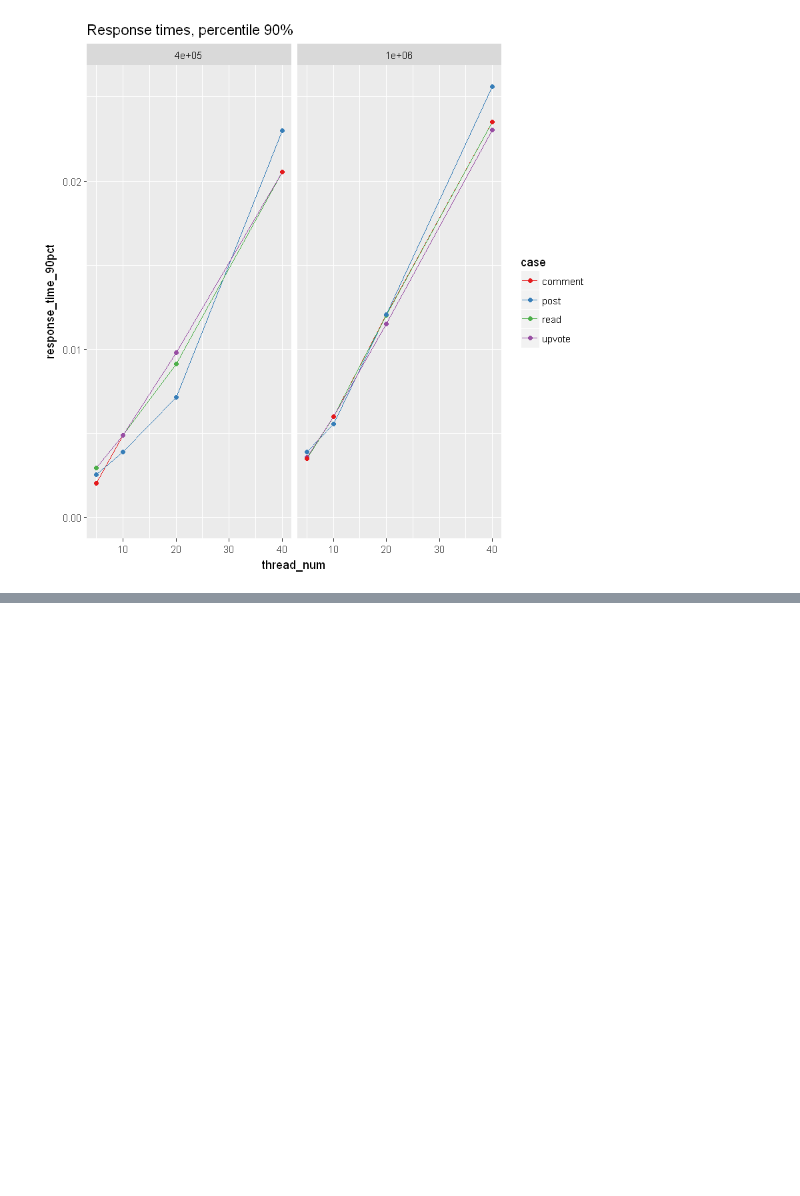
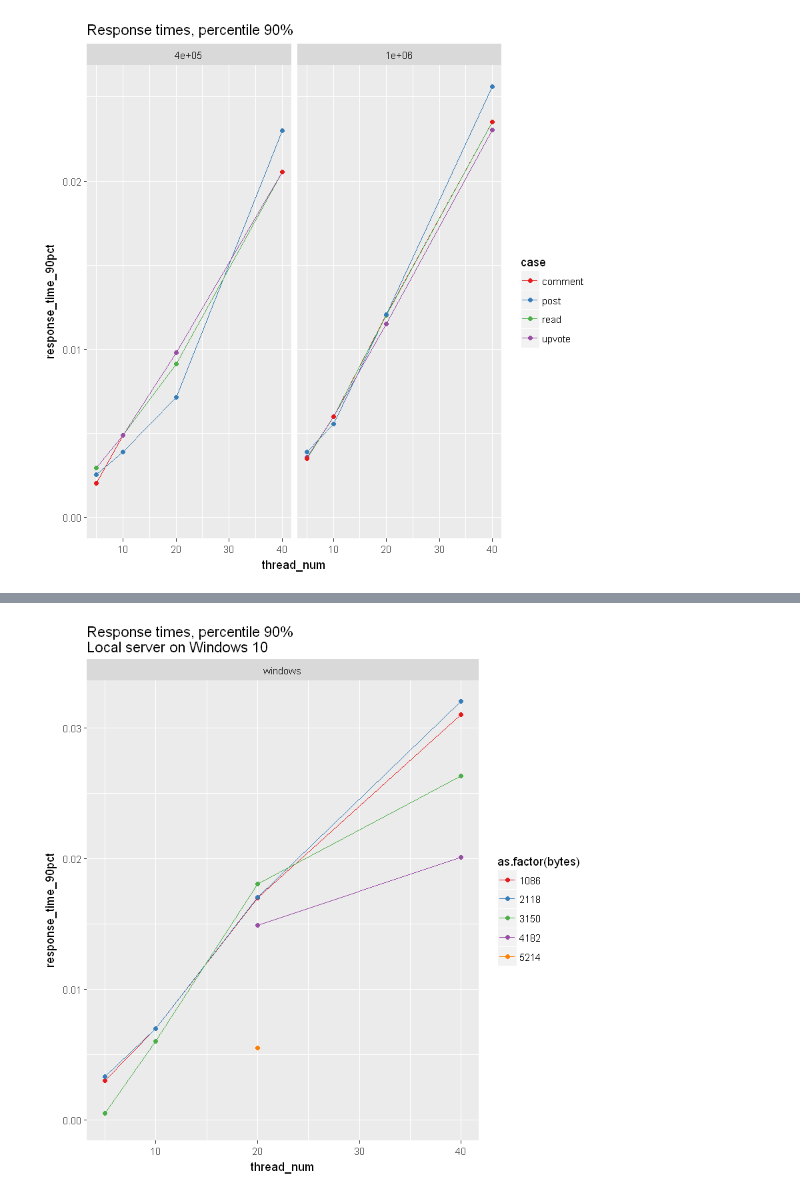
Before and after one commit to Alexander-Minyushkin/mongobch, a Jupyter notebook: report/windows_local.ipynb, the cells around one changed output, grey strips where cells are left out. Drawn from its saved outputs; the diff is of its cells as text; code cells hidden in the pictures; blank space fills up the shorter version.

```diff
--- a/report/windows_local.ipynb
+++ b/report/windows_local.ipynb
@@ -91,0 +94,11 @@ Saving 6.67 x 6.67 in image
+# %%
+ggplot(data = tidy[case == "read"][,list(response_time_90pct = quantile(response_time, 0.9)),
+                                                           by="case,thread_num,posts_num,deployment,bytes"][deployment=="windows"],
+         aes(x=thread_num,
+             y=response_time_90pct,
+             group=as.factor(bytes),
+             colour=as.factor(bytes))) + ylim(0,NA) +
+    scale_color_brewer(palette="Set1") + facet_grid( . ~ deployment ) +
+    geom_line() + geom_point()+ ggtitle(paste0("Response times, percentile 90%\nLocal server on Windows 10"))
+# %% [output]
+[figure, added]
```
Also changed, not shown: parts of 3 cells of this notebook, 6 other files.
